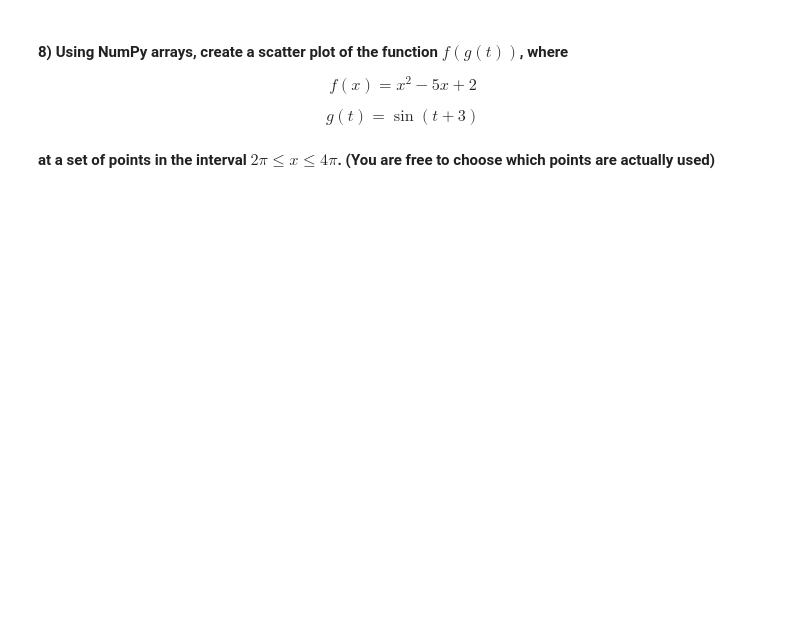
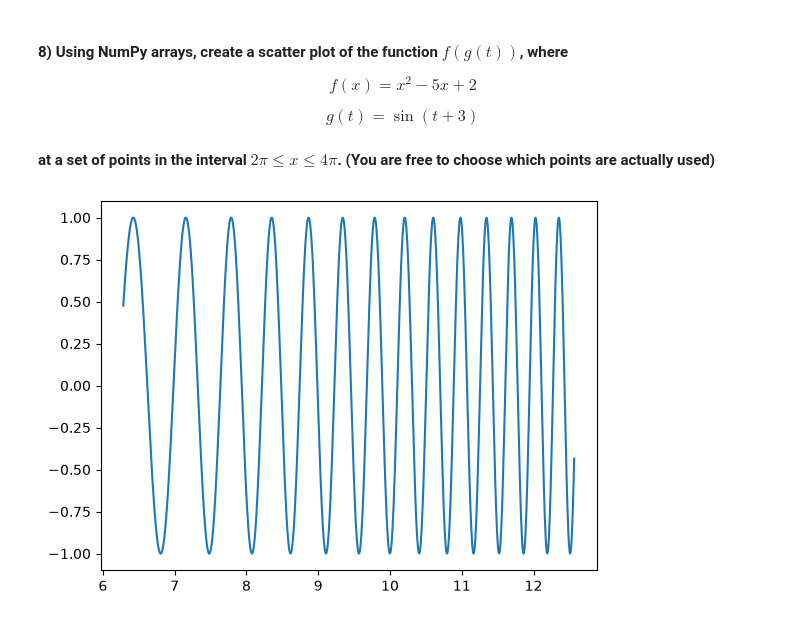
Before and after one commit to evilaechik/datasci185fall2026, a Jupyter notebook: Lecture_05_Libraries_and_Specialized_Functions/Lecture5 copy.ipynb, the cells around one changed output. Cells and saved outputs as stored; diff of their text form; code cells hidden in the pictures; blank space fills up the shorter version.

```diff
--- a/Lecture_05_Libraries_and_Specialized_Functions/Lecture5 copy.ipynb
+++ b/Lecture_05_Libraries_and_Specialized_Functions/Lecture5 copy.ipynb
@@ -681,0 +728,10 @@ $$ g(t) = \sin(t + 3) $$
+# %%
+
+X=np.linspace(2*np.pi,4*np.pi,1000)
+y=X**2 -5*X +2
+Y=np.sin(y+3)
+import matplotlib.pyplot as plt
+plt.plot(X,Y)
+plt.show()
+# %% [output]
+[figure, added]
```
Also changed, not shown: parts of 12 cells of this notebook.
